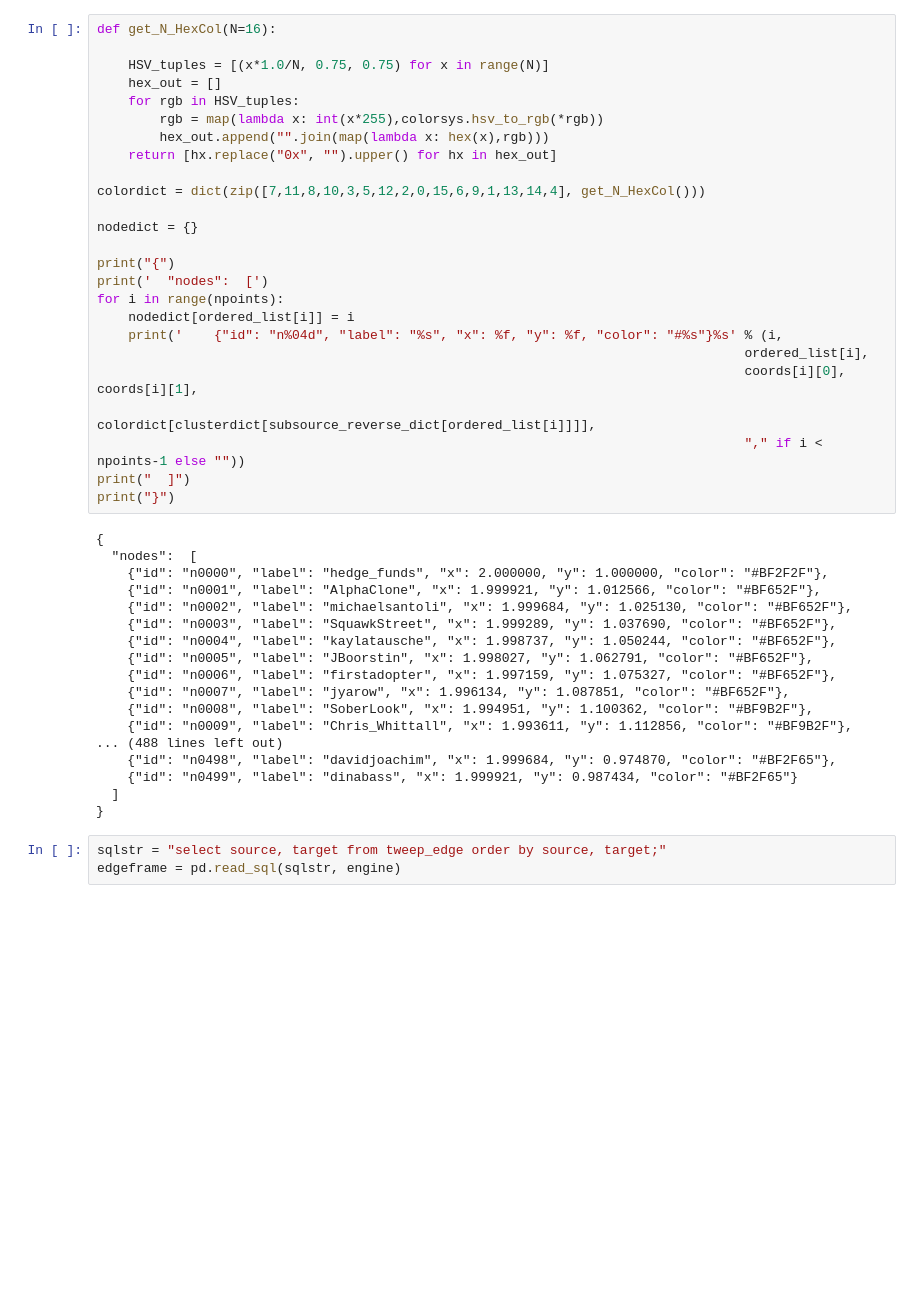
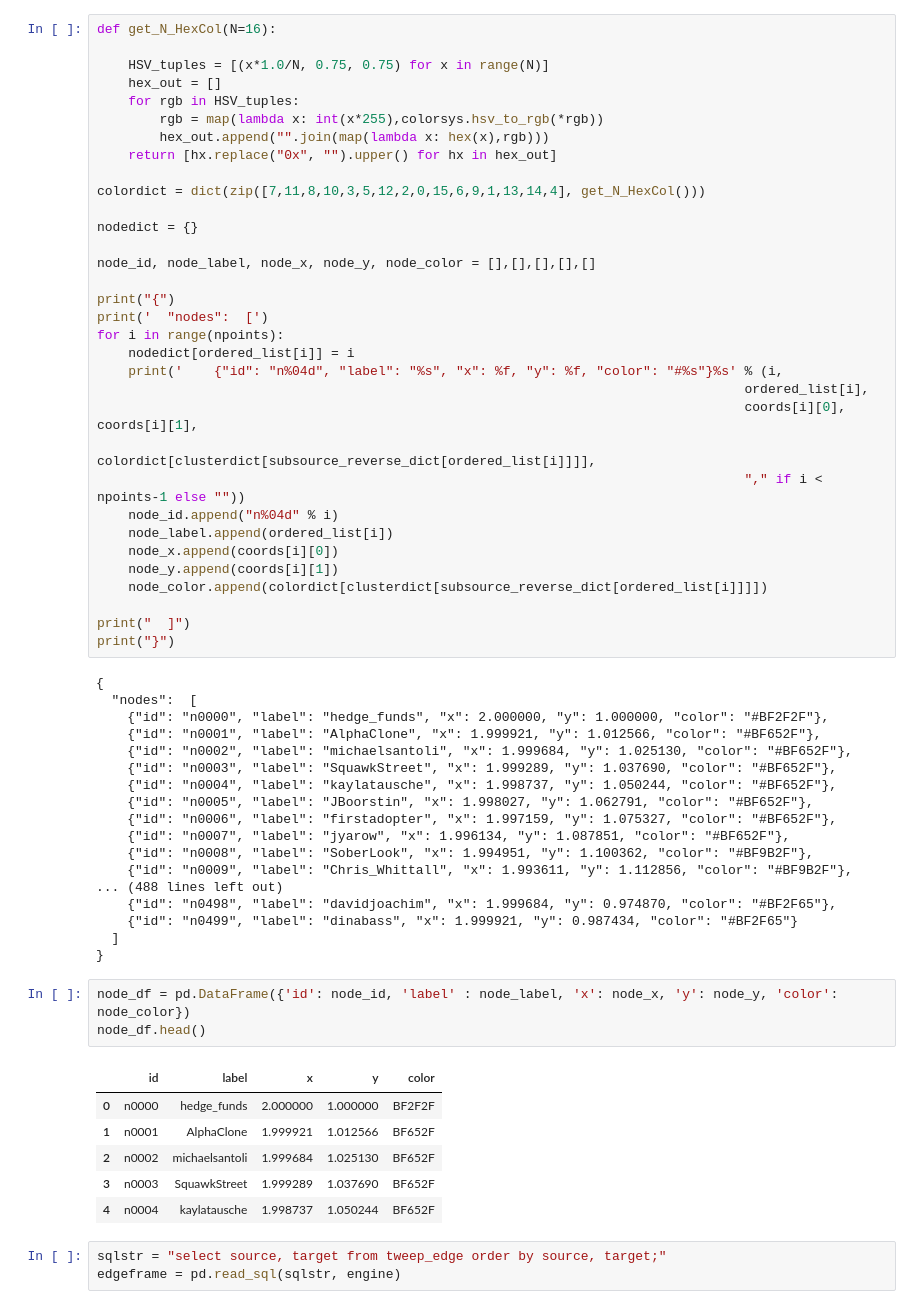
Before and after one commit to druce/ClusterFinTweet, a Jupyter notebook: 4. Adjacency matrices.ipynb, the cells around one changed output. Cells and saved outputs as stored; diff of their text form; blank space fills up the shorter version.

```diff
--- a/4. Adjacency matrices.ipynb
+++ b/4. Adjacency matrices.ipynb
@@ -744,6 +754,8 @@ colordict = dict(zip([7,11,8,10,3,5,12,2,0,15,6,9,1,13,14,4], get_N_HexCol()))
 
 nodedict = {}
 
+node_id, node_label, node_x, node_y, node_color = [],[],[],[],[]
+
 print("{")
 print('  "nodes":  [')
 for i in range(npoints):
@@ -753,6 +765,12 @@ for i in range(npoints):
                                                                                    coords[i][0], coords[i][1],
                                                                                    colordict[clusterdict[subsource_reverse_dict[ordered_list[i]]]],
                                                                                    "," if i < npoints-1 else ""))
+    node_id.append("n%04d" % i)
+    node_label.append(ordered_list[i])
+    node_x.append(coords[i][0])
+    node_y.append(coords[i][1])
+    node_color.append(colordict[clusterdict[subsource_reverse_dict[ordered_list[i]]]])
+
 print("  ]")
 print("}")
 # %% [output]
@@ -773,6 +791,16 @@ print("}")
     {"id": "n0499", "label": "dinabass", "x": 1.999921, "y": 0.987434, "color": "#BF2F65"}
   ]
 }
+# %%
+node_df = pd.DataFrame({'id': node_id, 'label' : node_label, 'x': node_x, 'y': node_y, 'color': node_color})
+node_df.head()
+# %% [output]
+|  | id | label | x | y | color |
+| 0 | n0000 | hedge_funds | 2.000000 | 1.000000 | BF2F2F |
+| 1 | n0001 | AlphaClone | 1.999921 | 1.012566 | BF652F |
+| 2 | n0002 | michaelsantoli | 1.999684 | 1.025130 | BF652F |
+| 3 | n0003 | SquawkStreet | 1.999289 | 1.037690 | BF652F |
+| 4 | n0004 | kaylatausche | 1.998737 | 1.050244 | BF652F |
 # %%
 sqlstr = "select source, target from tweep_edge order by source, target;"
 edgeframe = pd.read_sql(sqlstr, engine)
```
Also changed, not shown: parts of 9 cells of this notebook, 4 other files.
